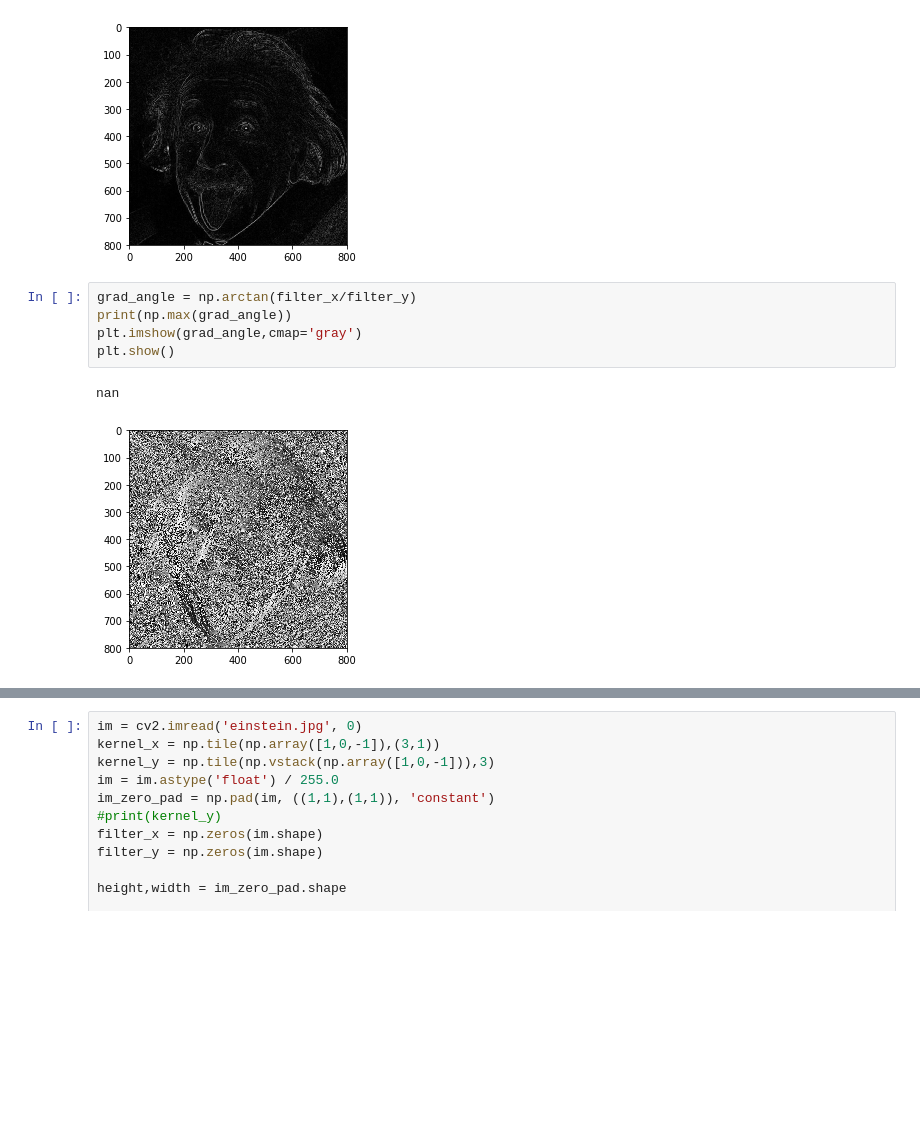
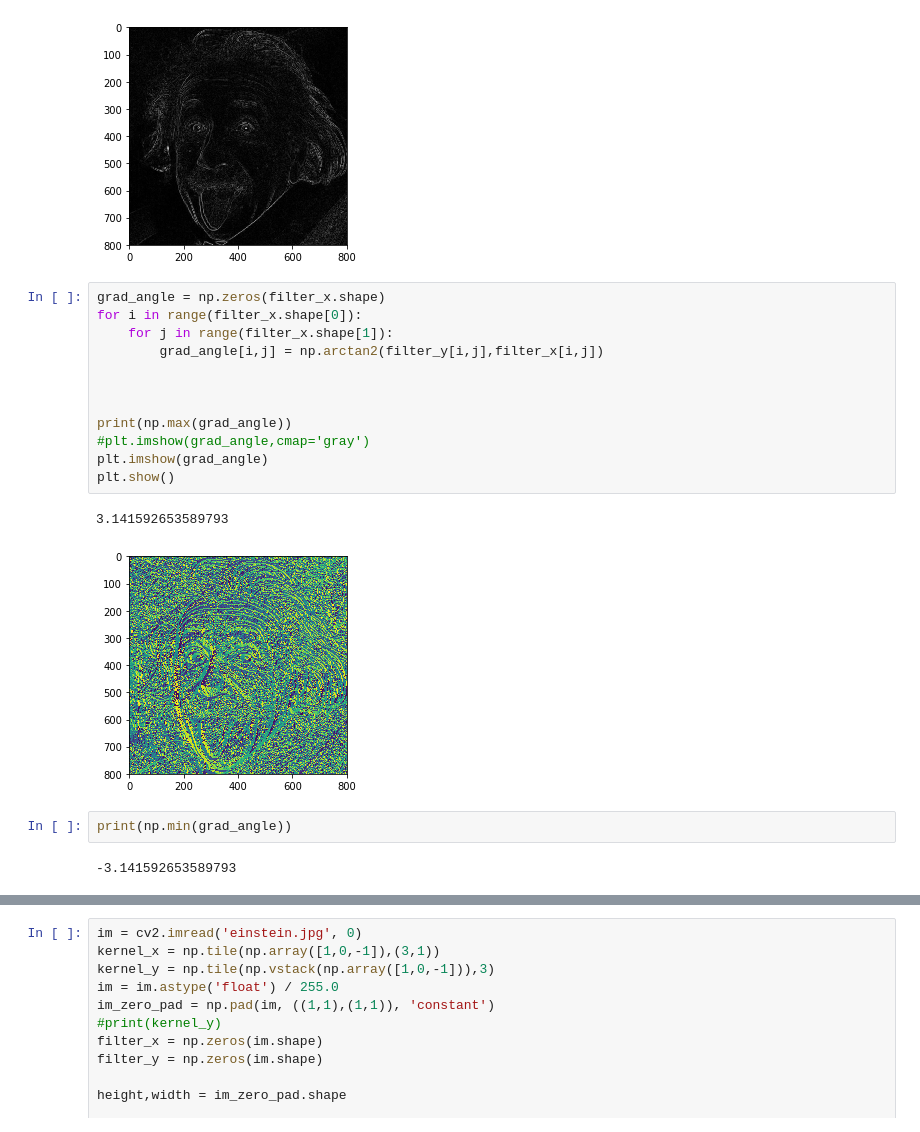
Before and after one commit to djzts/CSCI5561, a Jupyter notebook: HW1/Untitled.ipynb, the cells around one changed output, grey strips where cells are left out. Saved outputs shown, nothing was run; the diff lists cells and outputs as text; blank space fills up the shorter version.

```diff
--- a/HW1/Untitled.ipynb
+++ b/HW1/Untitled.ipynb
@@ -49,10 +49,21 @@ plt.show()
 # %% [output]
 [figure]
 # %%
-grad_angle = np.arctan(filter_x/filter_y)
+grad_angle = np.zeros(filter_x.shape)
+for i in range(filter_x.shape[0]):
+    for j in range(filter_x.shape[1]):
+        grad_angle[i,j] = np.arctan2(filter_y[i,j],filter_x[i,j])
+
+
+
 print(np.max(grad_angle))
-plt.imshow(grad_angle,cmap='gray')
+#plt.imshow(grad_angle,cmap='gray')
+plt.imshow(grad_angle)
 plt.show()
 # %% [output]
-nan
+3.141592653589793
-[figure, old version]
+[figure, new version]
+# %%
+print(np.min(grad_angle))
+# %% [output]
+-3.141592653589793
```
Also changed, not shown: parts of 6 cells of this notebook, 1 other file.
